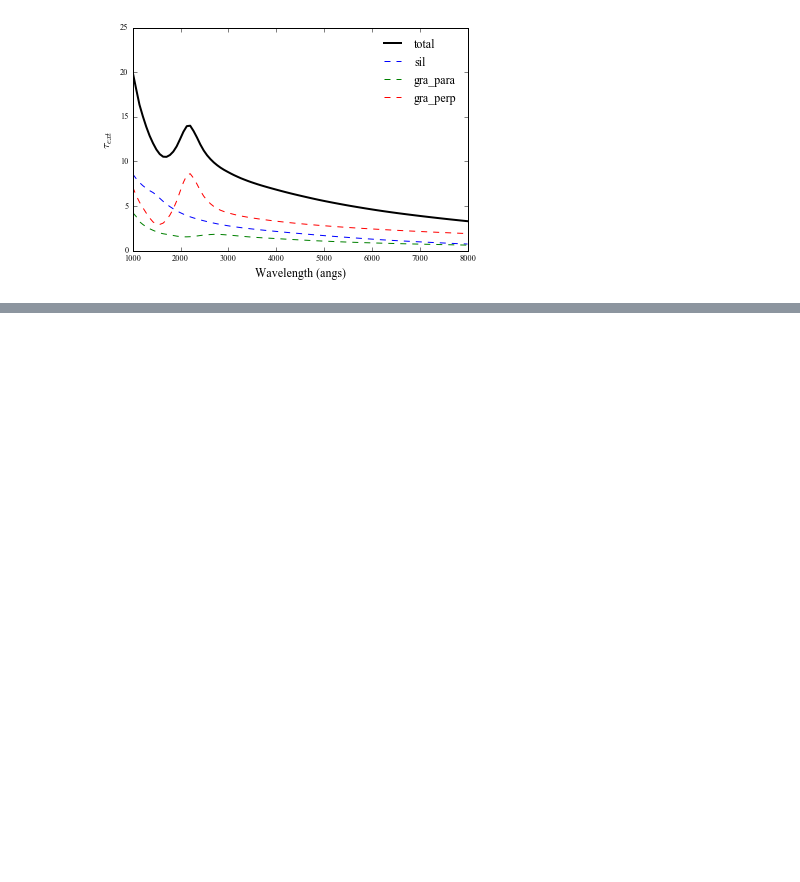
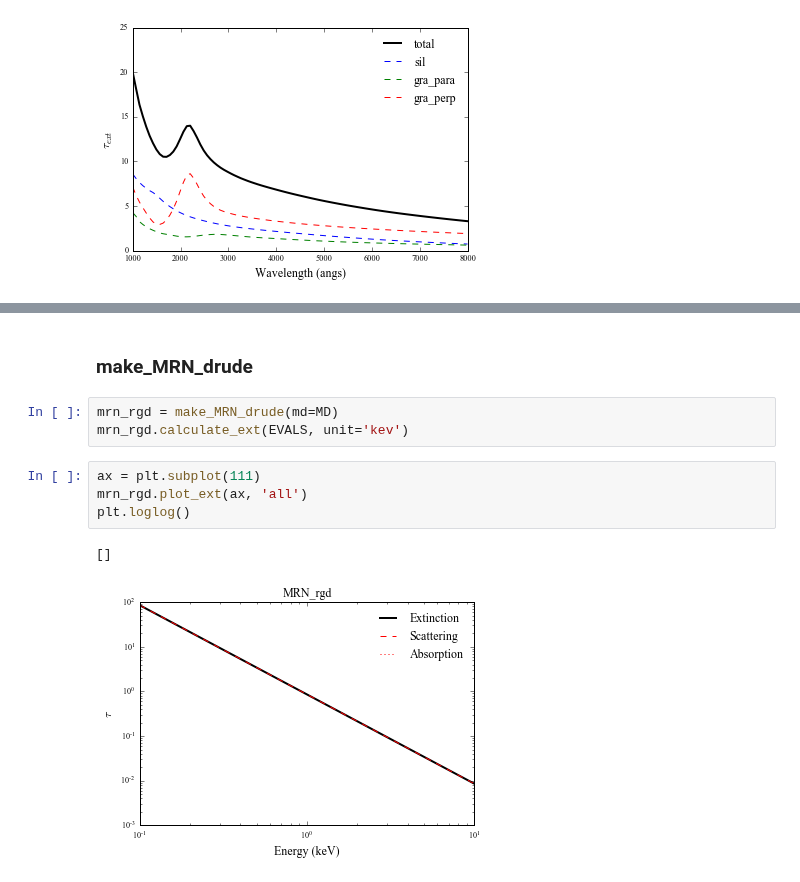
Before and after one commit to eblur/newdust, a Jupyter notebook: examples/plot_grainpop.ipynb, the cells around one changed output, grey strips where cells are left out. Drawn from its saved outputs; the diff is of its cells as text; blank space fills up the shorter version.

Commit message:
Tested basic functionality of make_MRN_drude

```diff
--- a/examples/plot_grainpop.ipynb
+++ b/examples/plot_grainpop.ipynb
@@ -92,0 +118,12 @@ ax.legend(loc='upper right', frameon=False)
+# %% [markdown]
+### make_MRN_drude
+# %%
+mrn_rgd = make_MRN_drude(md=MD)
+mrn_rgd.calculate_ext(EVALS, unit='kev')
+# %%
+ax = plt.subplot(111)
+mrn_rgd.plot_ext(ax, 'all')
+plt.loglog()
+# %% [output]
+[]
+[figure, added]
```
Also changed, not shown: parts of 6 cells of this notebook, 1 other file.
